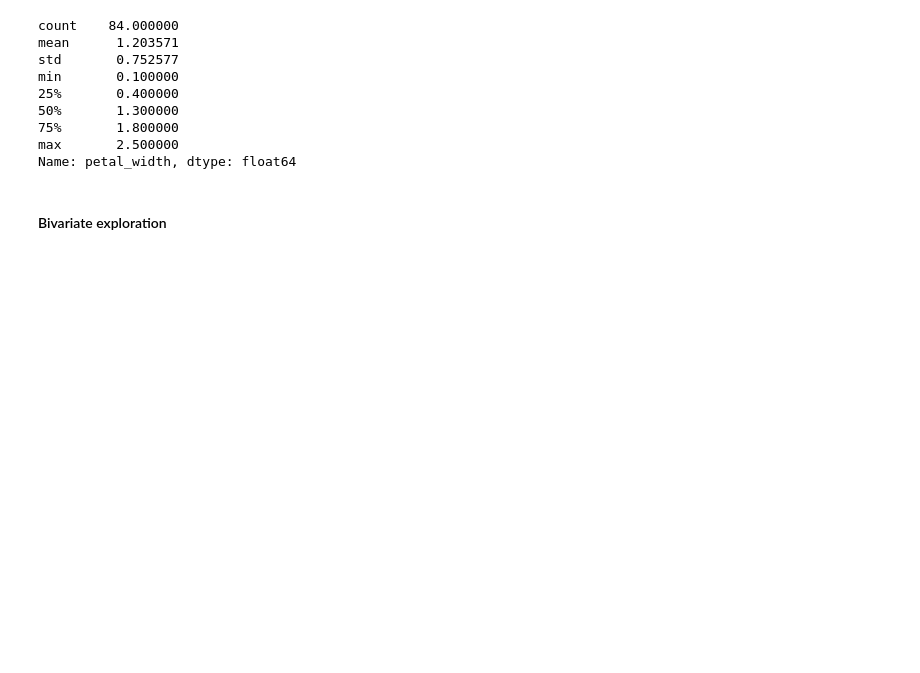
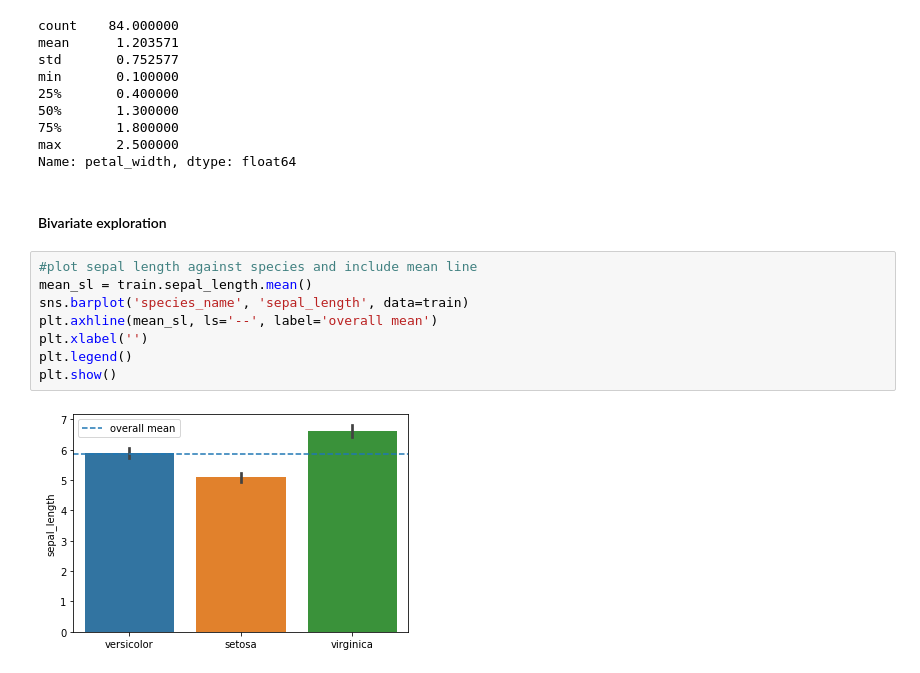
Before and after one commit to NSharick/classification-exercises, a Jupyter notebook: classification_exercises.ipynb, the cells around one changed output. Drawn from its saved outputs; the diff is of its cells as text; blank space fills up the shorter version.

```diff
--- a/classification_exercises.ipynb
+++ b/classification_exercises.ipynb
@@ -951,3 +952,13 @@ max       2.500000
 Name: petal_width, dtype: float64
 # %% [markdown]
 #### Bivariate exploration
+# %%
+#plot sepal length against species and include mean line
+mean_sl = train.sepal_length.mean()
+sns.barplot('species_name', 'sepal_length', data=train)
+plt.axhline(mean_sl, ls='--', label='overall mean')
+plt.xlabel('')
+plt.legend()
+plt.show()
+# %% [output]
+[figure, added]
```
Also changed, not shown: parts of 41 cells of this notebook.
